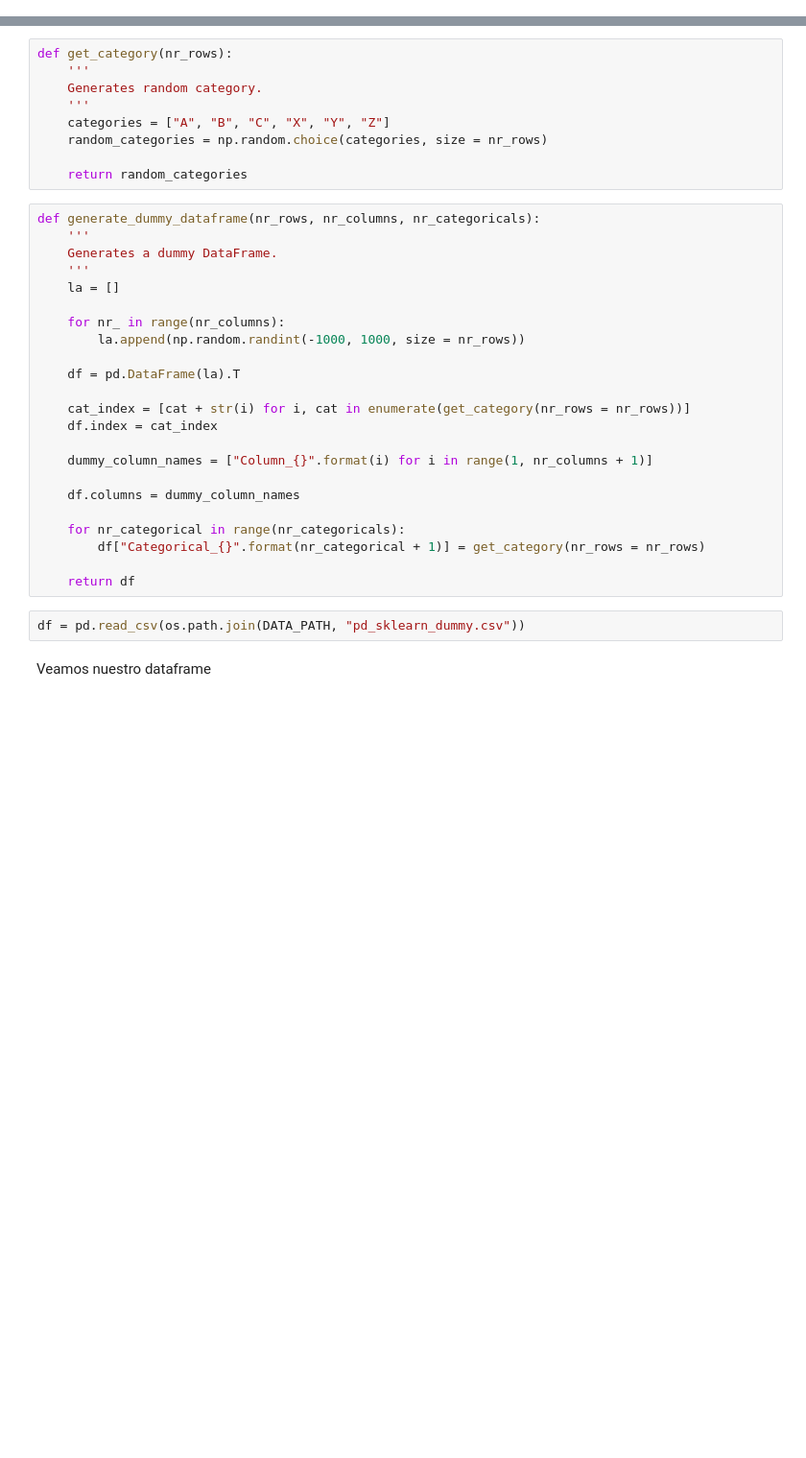
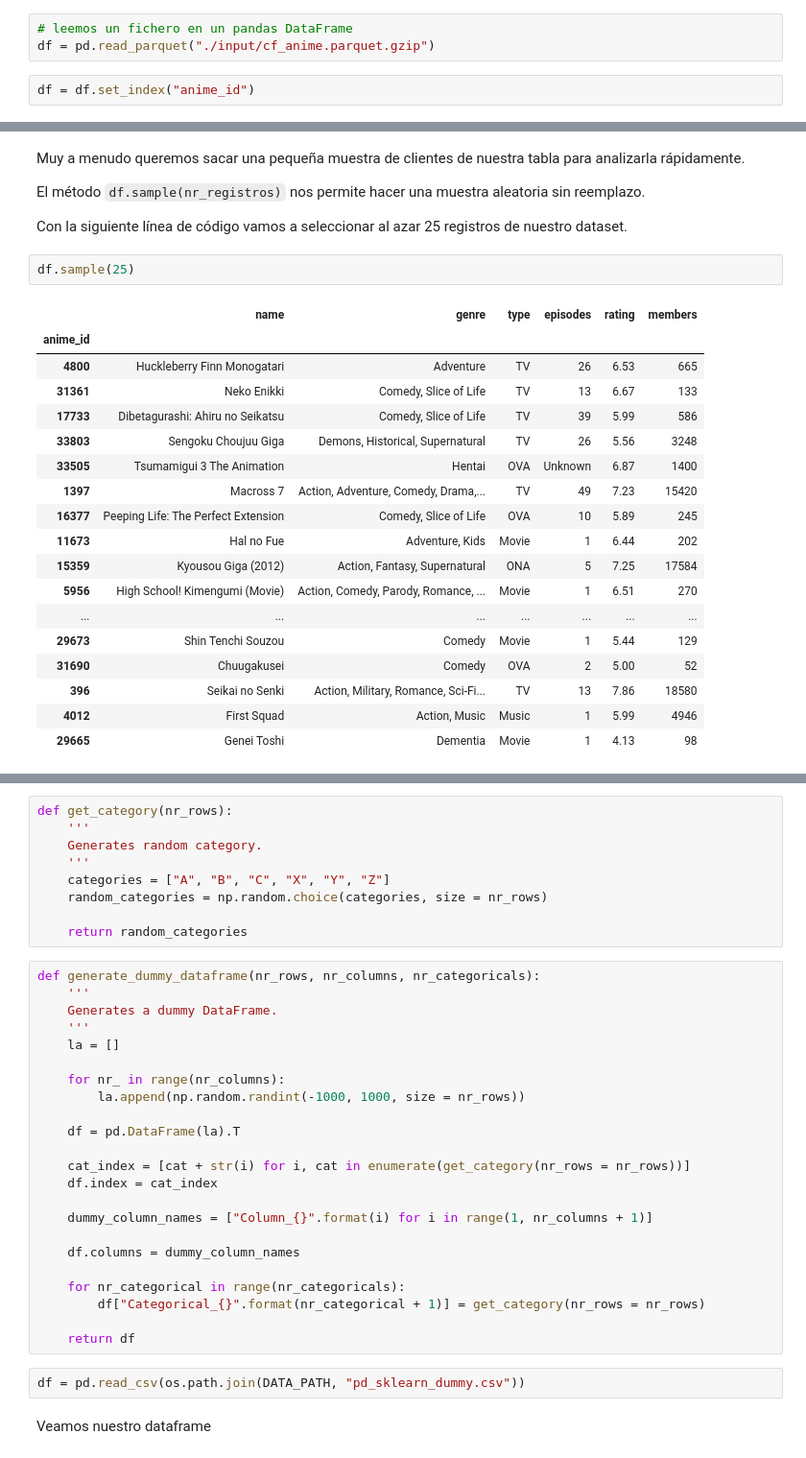
Before and after one commit to DalilaGimenez/nuclio_charlas, a Jupyter notebook: PANDAS.ipynb, the cells around one changed output, grey strips where cells are left out. Shown: that part at 96% size. Saved outputs shown, nothing was run; the diff lists cells and outputs as text; blank space fills up the shorter version.

Commit message:
Working on PANDAS.ipynb notebook. Have the basic structure and made the intro and basic methods

```diff
--- a/PANDAS.ipynb
+++ b/PANDAS.ipynb
@@ -154,0 +117,5 @@ Para todos los ejercicios de **pandas**, vamos a utilizar un dataset dummy.
+# %%
+# leemos un fichero en un pandas DataFrame
+df = pd.read_parquet("./input/cf_anime.parquet.gzip")
+# %%
+df = df.set_index("anime_id")
@@ -154,0 +162,27 @@ Para todos los ejercicios de **pandas**, vamos a utilizar un dataset dummy.
+# %% [markdown]
+Muy a menudo queremos sacar una pequeña muestra de clientes de nuestra tabla para analizarla rápidamente.
+
+El método `df.sample(nr_registros)` nos permite hacer una muestra aleatoria sin reemplazo.
+
+Con la siguiente línea de código vamos a seleccionar al azar 25 registros de nuestro dataset.
+# %%
+df.sample(25)
+# %% [output]
+|  | name | genre | type | episodes | rating | members |
+| anime_id |  |  |  |  |  |  |
+| 4800 | Huckleberry Finn Monogatari | Adventure | TV | 26 | 6.53 | 665 |
+| 31361 | Neko Enikki | Comedy, Slice of Life | TV | 13 | 6.67 | 133 |
+| 17733 | Dibetagurashi: Ahiru no Seikatsu | Comedy, Slice of Life | TV | 39 | 5.99 | 586 |
+| 33803 | Sengoku Choujuu Giga | Demons, Historical, Supernatural | TV | 26 | 5.56 | 3248 |
+| 33505 | Tsumamigui 3 The Animation | Hentai | OVA | Unknown | 6.87 | 1400 |
+| 1397 | Macross 7 | Action, Adventure, Comedy, Drama,... | TV | 49 | 7.23 | 15420 |
+| 16377 | Peeping Life: The Perfect Extension | Comedy, Slice of Life | OVA | 10 | 5.89 | 245 |
+| 11673 | Hal no Fue | Adventure, Kids | Movie | 1 | 6.44 | 202 |
+| 15359 | Kyousou Giga (2012) | Action, Fantasy, Supernatural | ONA | 5 | 7.25 | 17584 |
+| 5956 | High School! Kimengumi (Movie) | Action, Comedy, Parody, Romance, ... | Movie | 1 | 6.51 | 270 |
+| ... | ... | ... | ... | ... | ... | ... |
+| 29673 | Shin Tenchi Souzou | Comedy | Movie | 1 | 5.44 | 129 |
+| 31690 | Chuugakusei | Comedy | OVA | 2 | 5.00 | 52 |
+| 396 | Seikai no Senki | Action, Military, Romance, Sci-Fi... | TV | 13 | 7.86 | 18580 |
+| 4012 | First Squad | Action, Music | Music | 1 | 5.99 | 4946 |
+| 29665 | Genei Toshi | Dementia | Movie | 1 | 4.13 | 98 |
```
Also changed, not shown: parts of 150 cells of this notebook, 5 other files.
